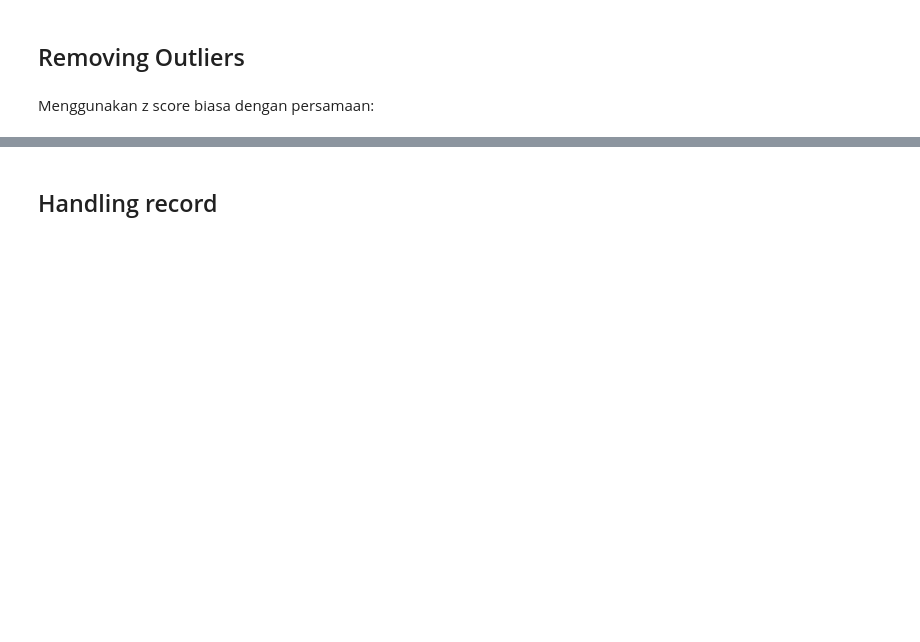
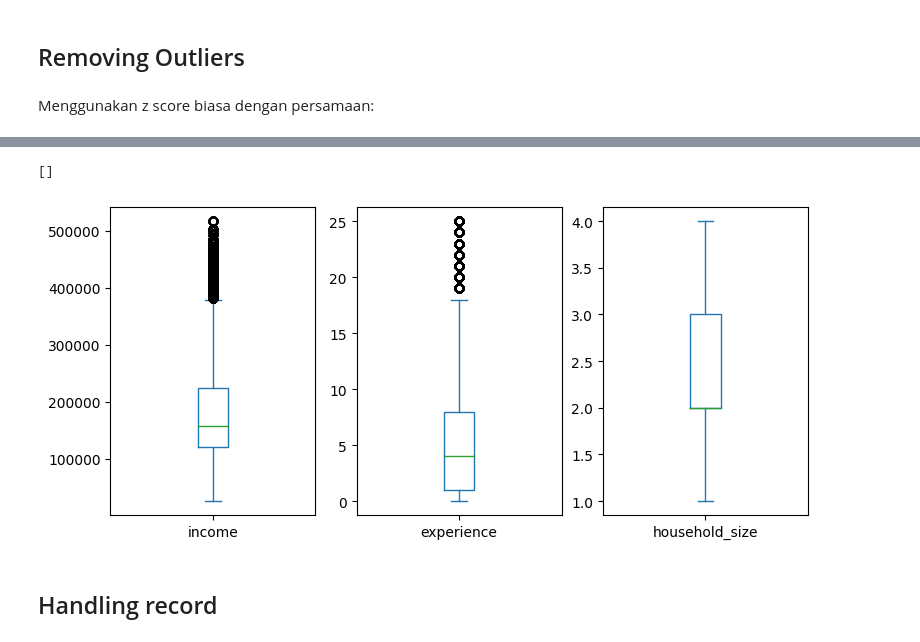
Before and after one commit to fadelakbarputra19/Credit-Card-Approval-Prediction, a Jupyter notebook: Credist Risk Analysist.ipynb, the cells around one changed output, grey strips where cells are left out. Cells and saved outputs as stored; diff of their text form; code cells hidden in the pictures; blank space fills up the shorter version.

```diff
--- a/Credist Risk Analysist.ipynb
+++ b/Credist Risk Analysist.ipynb
@@ -431,3 +459,14 @@ data
+# %%
+cols = ['income', 'experience', 'household_size']
+
+fig, axs = plt.subplots(ncols=3)
+fig.set_size_inches(9, 4)
+for i, col in enumerate(cols):
+    data[col].plot(kind='box', ax=axs[i])
+plt.plot()
+# %% [output]
+[]
+[figure, added]
 # %% [markdown]
 ## Handling record
 # %%
```
Also changed, not shown: parts of 73 cells of this notebook.
